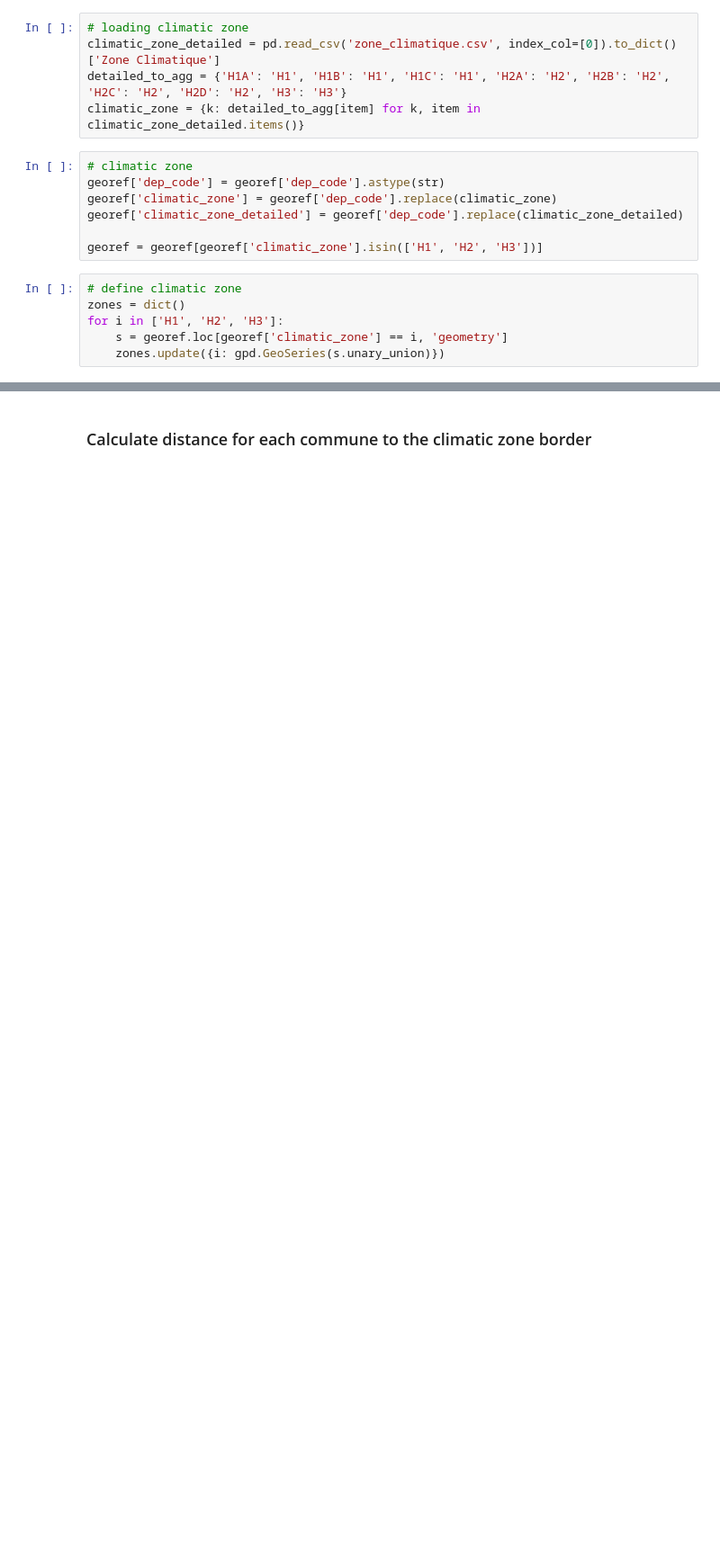
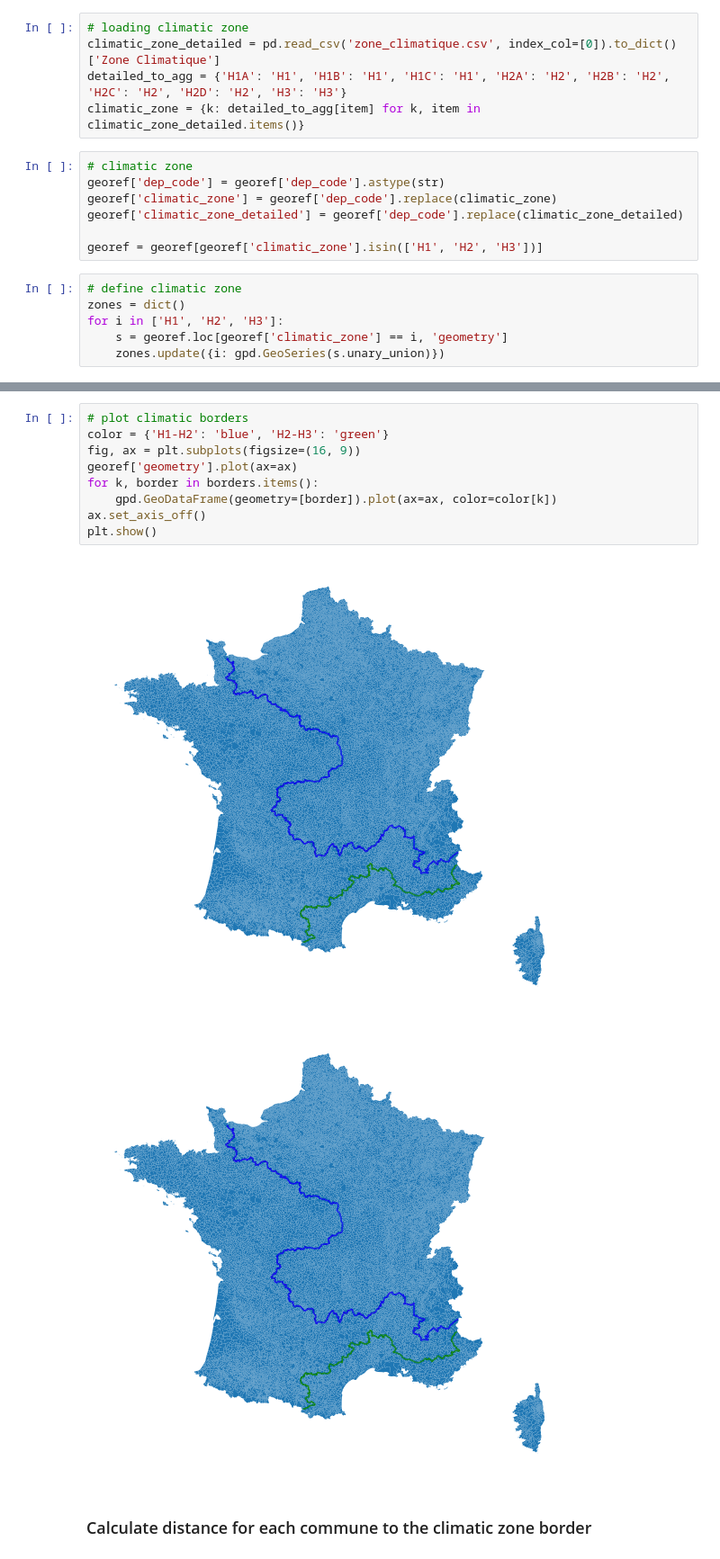
Before and after one commit to CIRED/ClimaticZone, a Jupyter notebook: main.ipynb, the cells around one changed output, grey strips where cells are left out. Shown: that part at 90% size. Saved outputs shown, nothing was run; the diff lists cells and outputs as text; blank space fills up the shorter version.

```diff
--- a/main.ipynb
+++ b/main.ipynb
@@ -92,2 +139,14 @@ plt.show()
+# %%
+# plot climatic borders
+color = {'H1-H2': 'blue', 'H2-H3': 'green'}
+fig, ax = plt.subplots(figsize=(16, 9))
+georef['geometry'].plot(ax=ax)
+for k, border in borders.items():
+    gpd.GeoDataFrame(geometry=[border]).plot(ax=ax, color=color[k])
+ax.set_axis_off()
+plt.show()
+# %% [output]
+[figure, added]
+[figure, added]
 # %% [markdown]
 ### Calculate distance for each commune to the climatic zone border
```
Also changed, not shown: parts of 18 cells of this notebook, 1 other file.
